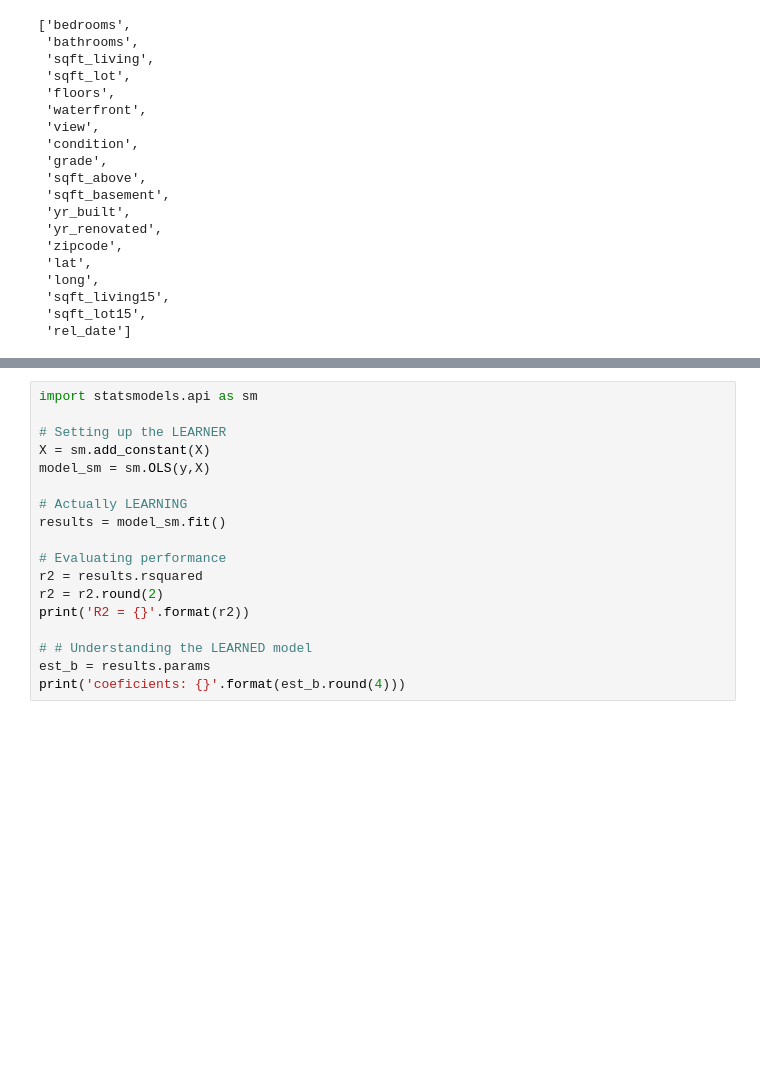
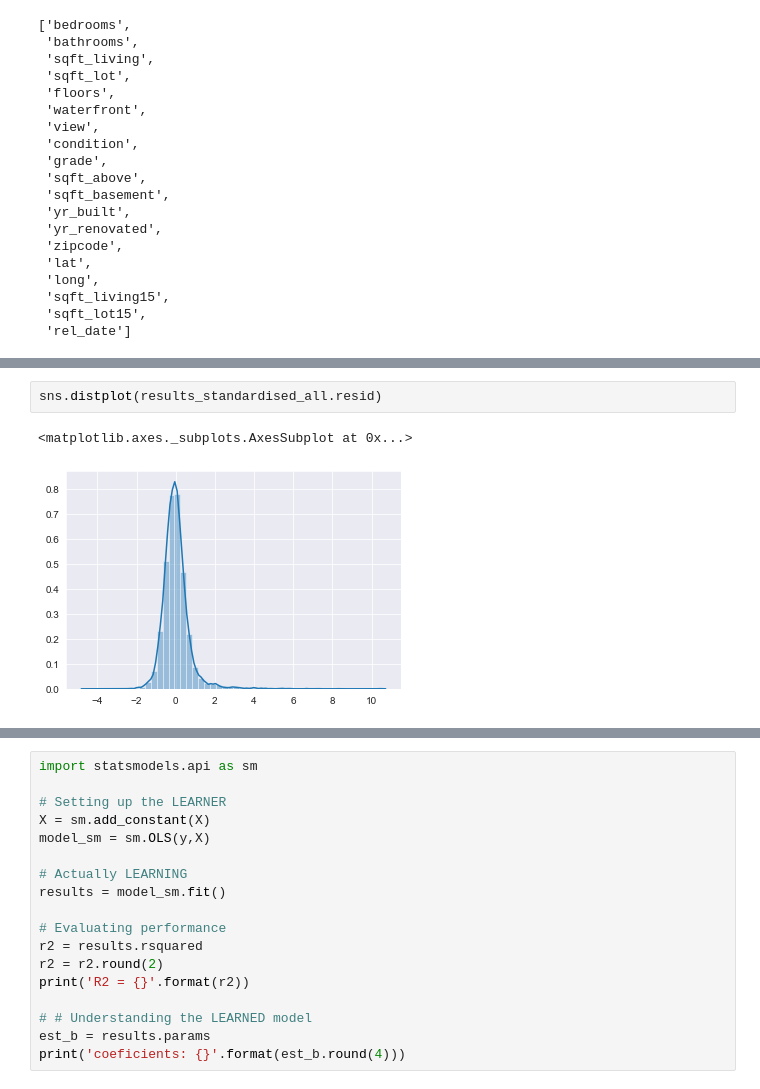
Before and after one commit to matteomm/dsc-mod-2-project-v2-1-london-ds-02172020, a Jupyter notebook: Rani.ipynb, the cells around one changed output, grey strips where cells are left out. Cells and saved outputs as stored; diff of their text form; blank space fills up the shorter version.

```diff
--- a/Rani.ipynb
+++ b/Rani.ipynb
@@ -309,0 +472,5 @@ list(df.columns)
+# %%
+sns.distplot(results_standardised_all.resid)
+# %% [output]
+<matplotlib.axes._subplots.AxesSubplot at 0x...>
+[figure, added]
```
Also changed, not shown: parts of 20 cells of this notebook.
